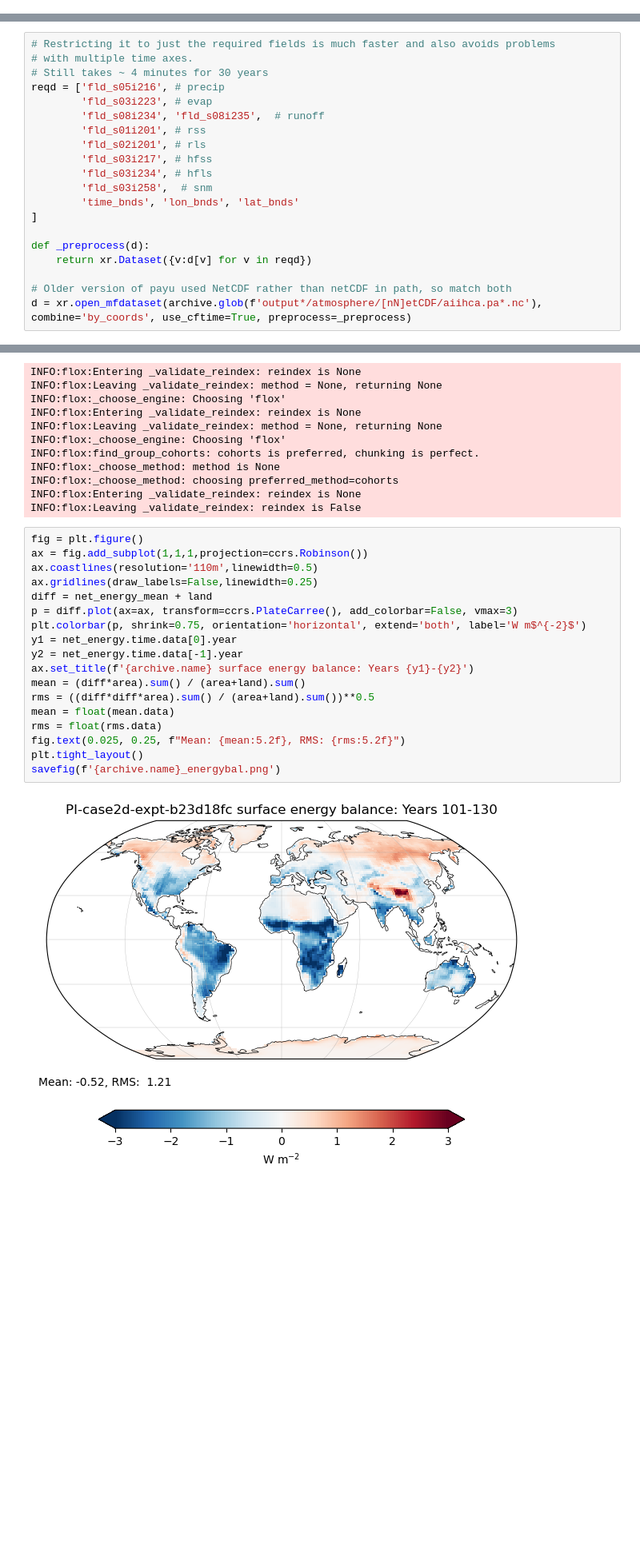
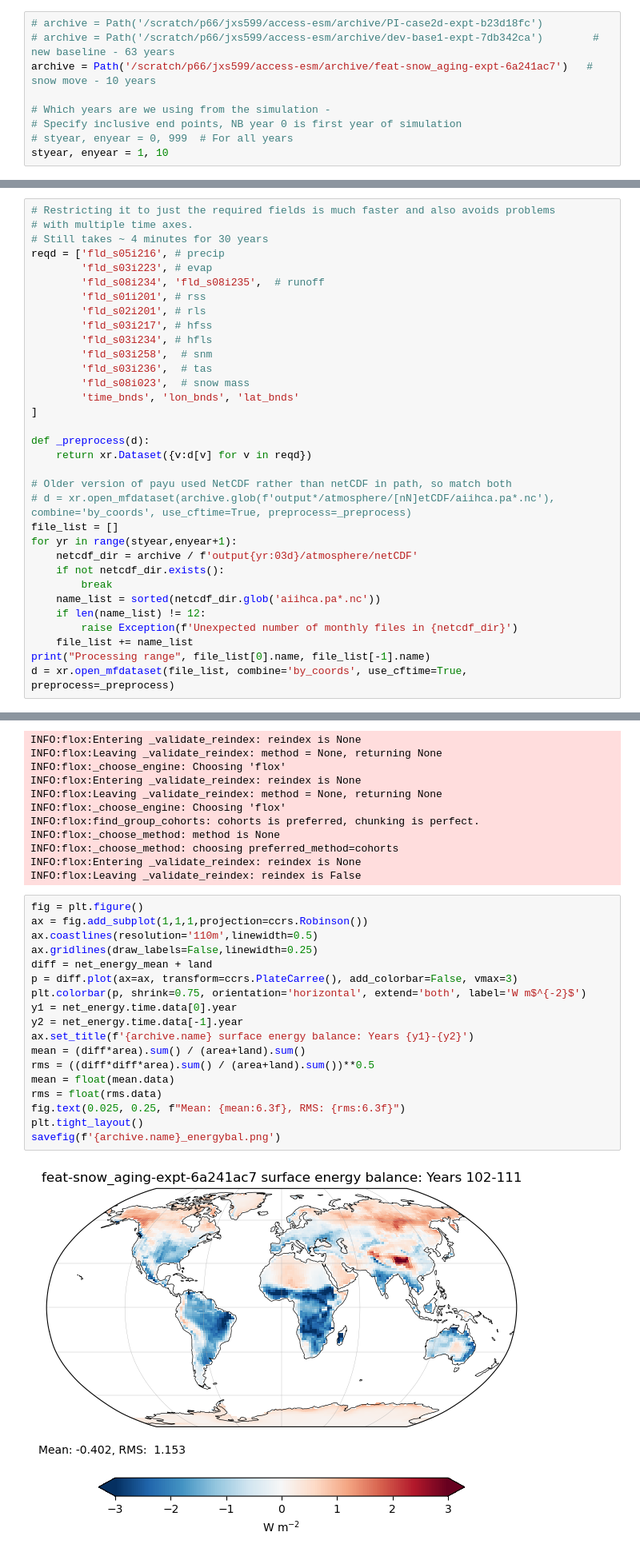
Before and after one commit to ACCESS-NRI/access-eval-recipes, a Jupyter notebook: land/esm16_energy_water_balance.ipynb, the cells around one changed output, grey strips where cells are left out. Shown: that part at 80% size. Saved outputs shown, nothing was run; the diff lists cells and outputs as text; blank space fills up the shorter version.

Commit message:
Changes from Ian to allow setting year range and extra plots

```diff
--- a/land/esm16_energy_water_balance.ipynb
+++ b/land/esm16_energy_water_balance.ipynb
@@ -28,3 +26,12 @@ archive = Path('/scratch/p66/jxs599/access-esm/archive/PI-case2d-expt-b23d18fc')
+# %%
+# archive = Path('/scratch/p66/jxs599/access-esm/archive/PI-case2d-expt-b23d18fc')
+# archive = Path('/scratch/p66/jxs599/access-esm/archive/dev-base1-expt-7db342ca')        # new baseline - 63 years
+archive = Path('/scratch/p66/jxs599/access-esm/archive/feat-snow_aging-expt-6a241ac7')   # snow move - 10 years
+
+# Which years are we using from the simulation -
+# Specify inclusive end points, NB year 0 is first year of simulation
+# styear, enyear = 0, 999  # For all years
+styear, enyear = 1, 10
 # %%
 def savefig(name):
     # Saves plots to /scratch/$PROJECT/$USER
@@ -75,6 +82,8 @@ reqd = ['fld_s05i216', # precip
         'fld_s03i217', # hfss
         'fld_s03i234', # hfls
         'fld_s03i258',  # snm
+        'fld_s03i236',  # tas
+        'fld_s08i023',  # snow mass
         'time_bnds', 'lon_bnds', 'lat_bnds'
 ]
 
@@ -82,4 +91,15 @@ def _preprocess(d):
     return xr.Dataset({v:d[v] for v in reqd})
 
 # Older version of payu used NetCDF rather than netCDF in path, so match both
-d = xr.open_mfdataset(archive.glob(f'output*/atmosphere/[nN]etCDF/aiihca.pa*.nc'), combine='by_coords', use_cftime=True, preprocess=_preprocess)
+# d = xr.open_mfdataset(archive.glob(f'output*/atmosphere/[nN]etCDF/aiihca.pa*.nc'), combine='by_coords', use_cftime=True, preprocess=_preprocess)
+file_list = []
+for yr in range(styear,enyear+1):
+    netcdf_dir = archive / f'output{yr:03d}/atmosphere/netCDF'
+    if not netcdf_dir.exists():
+        break
+    name_list = sorted(netcdf_dir.glob('aiihca.pa*.nc'))
+    if len(name_list) != 12:
+        raise Exception(f'Unexpected number of monthly files in {netcdf_dir}')
+    file_list += name_list
+print("Processing range", file_list[0].name, file_list[-1].name)
+d = xr.open_mfdataset(file_list, combine='by_coords', use_cftime=True, preprocess=_preprocess)
@@ -107,23 +129,23 @@ INFO:flox:Leaving _validate_reindex: reindex is False
 # %%
 fig = plt.figure()
 ax = fig.add_subplot(1,1,1,projection=ccrs.Robinson())
 ax.coastlines(resolution='110m',linewidth=0.5)
 ax.gridlines(draw_labels=False,linewidth=0.25)
 diff = net_energy_mean + land
 p = diff.plot(ax=ax, transform=ccrs.PlateCarree(), add_colorbar=False, vmax=3)
 plt.colorbar(p, shrink=0.75, orientation='horizontal', extend='both', label='W m$^{-2}$')
 y1 = net_energy.time.data[0].year
 y2 = net_energy.time.data[-1].year
 ax.set_title(f'{archive.name} surface energy balance: Years {y1}-{y2}')
 mean = (diff*area).sum() / (area+land).sum()
 rms = ((diff*diff*area).sum() / (area+land).sum())**0.5
 mean = float(mean.data)
 rms = float(rms.data)
-fig.text(0.025, 0.25, f"Mean: {mean:5.2f}, RMS: {rms:5.2f}")
+fig.text(0.025, 0.25, f"Mean: {mean:6.3f}, RMS: {rms:6.3f}")
 plt.tight_layout()
 savefig(f'{archive.name}_energybal.png')
 # %% [output]
-[figure, old version]
+[figure, new version]
 # %%
 pr = d['fld_s05i216']
 evspsbl  = d['fld_s03i223']
```
Also changed, not shown: parts of 11 cells of this notebook.
